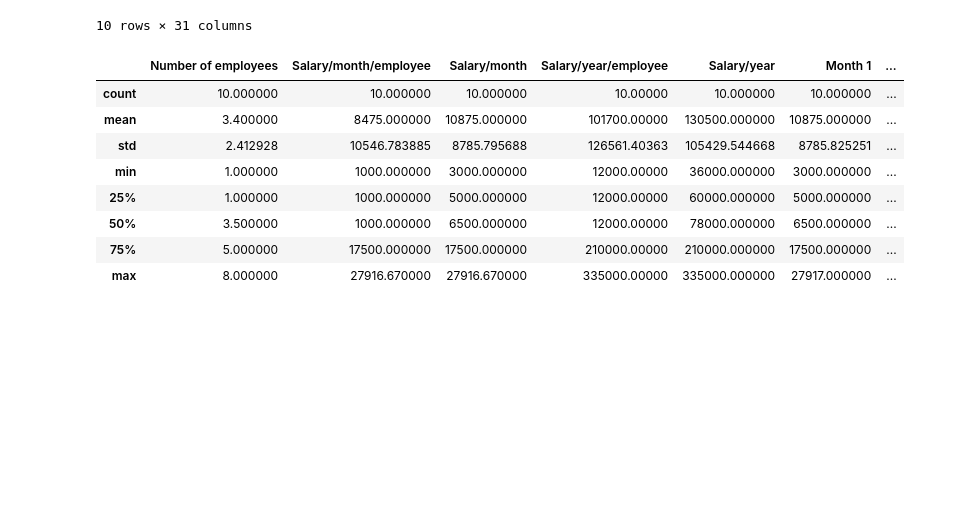
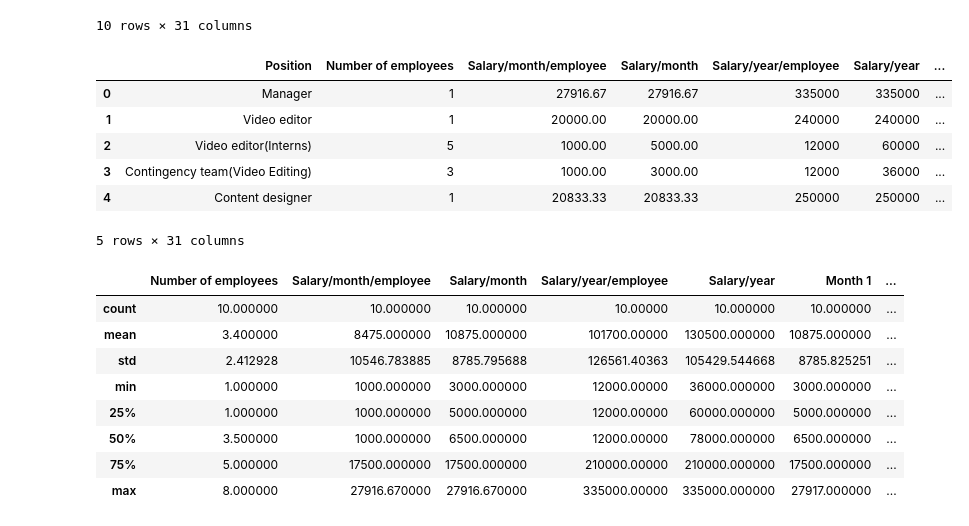
Before and after one commit to Jainam18/Dash_Application_FinancialModel, a Jupyter notebook: Dataviewing.ipynb, the cells around one changed output. Cells and saved outputs as stored; diff of their text form; code cells hidden in the pictures; blank space fills up the shorter version.

```diff
--- a/Dataviewing.ipynb
+++ b/Dataviewing.ipynb
@@ -17,6 +17,16 @@ df
 | 8 | Content writer(Intern) | 5 | 1000.00 | 5000.00 | 12000 | 60000 | ... |
 | 9 | Contingency team(Content writing) | 4 | 1000.00 | 4000.00 | 12000 | 48000 | ... |
 10 rows × 31 columns
+# %%
+df.head()
+# %% [output]
+|  | Position | Number of employees | Salary/month/employee | Salary/month | Salary/year/employee | Salary/year | ... |
+| 0 | Manager | 1 | 27916.67 | 27916.67 | 335000 | 335000 | ... |
+| 1 | Video editor | 1 | 20000.00 | 20000.00 | 240000 | 240000 | ... |
+| 2 | Video editor(Interns) | 5 | 1000.00 | 5000.00 | 12000 | 60000 | ... |
+| 3 | Contingency team(Video Editing) | 3 | 1000.00 | 3000.00 | 12000 | 36000 | ... |
+| 4 | Content designer | 1 | 20833.33 | 20833.33 | 250000 | 250000 | ... |
+5 rows × 31 columns
 # %%
 df.describe()
 # %% [output]
```
Also changed, not shown: parts of 4 cells of this notebook, 3 other files.
